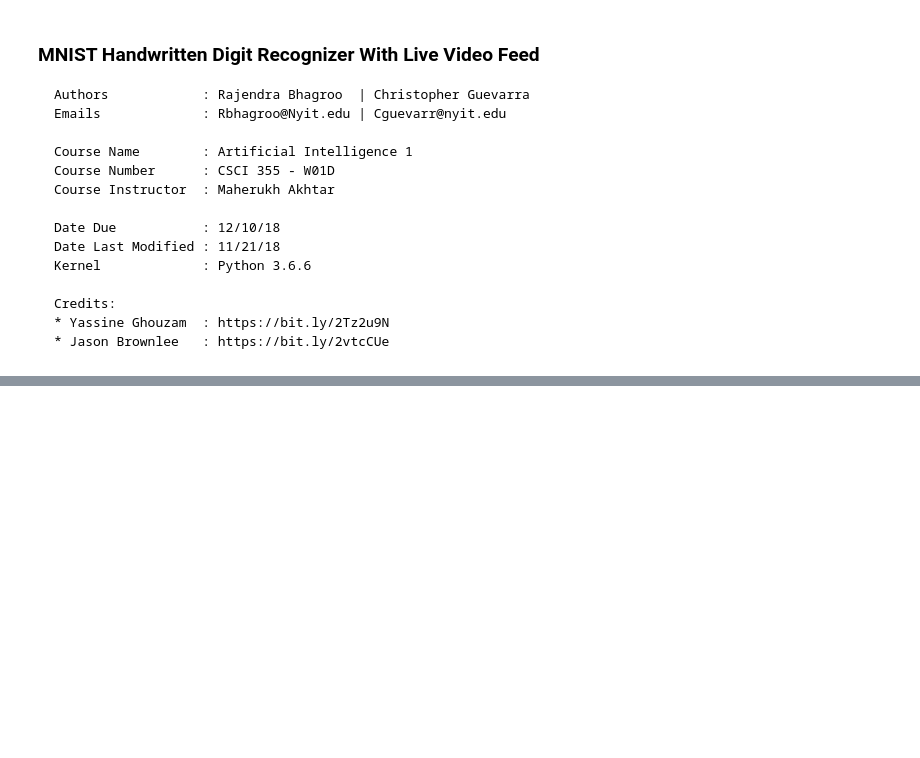
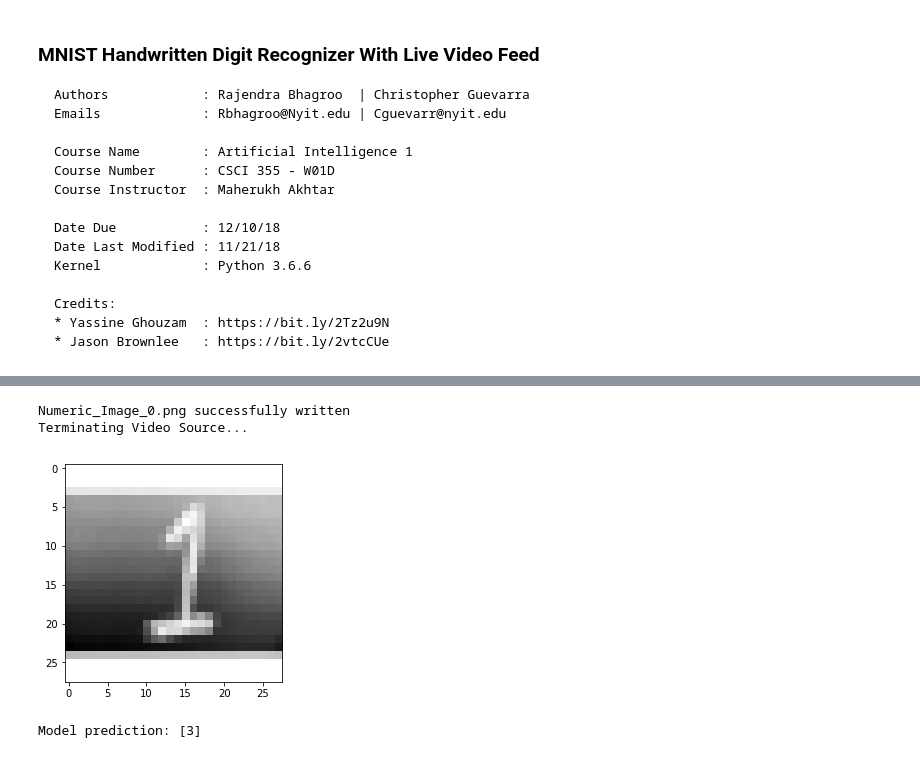
Before and after one commit to RajendraBhagroo/MNIST_Live, a Jupyter notebook: MNIST_Live.ipynb, the cells around one changed output, grey strips where cells are left out. Cells and saved outputs as stored; diff of their text form; code cells hidden in the pictures; blank space fills up the shorter version.

Commit message:
normalized live input, and fixed opencv crashing

```diff
--- a/MNIST_Live.ipynb
+++ b/MNIST_Live.ipynb
@@ -225,21 +282,20 @@ print(f'Successfully Loaded: {filename}')
 video_feed = cv2.VideoCapture(0)
 cv2.namedWindow("Numeric Image")
 img_counter = 0
+# Set video_feed dimension to 28x28 to match dataset dimensions
+video_feed.set(3, 28)
+video_feed.set(4, 28)
+while True:
+    is_frame_saved, frame= video_feed.read()
 
-while True:
-    is_frame_saved, frame = video_feed.read()
-
-    # Set video_feed dimension to 28x28 to match dataset dimensions
-    video_feed.set(3, 28)
-    video_feed.set(4, 28)
-
-    cv2.imshow("Numeric Image", frame)
     if not is_frame_saved:
         break
-    key = cv2.waitKey(1)
-
+    key = cv2.waitKey(5)
+    cv2.imshow("Numeric Image Win", frame)
     if (key % 256 == 27):
         # ESC pressed
+        video_feed.release()
+        cv2.destroyAllWindows()
         print("Terminating Video Source...")
         break
     elif (key % 256 == 32):
@@ -251,13 +307,21 @@ while True:
 
 video_feed.release()
 cv2.destroyAllWindows()
+# %% [output]
+Numeric_Image_0.png successfully written
+Terminating Video Source...
 # %%
-# Display & manipulate loaded image
+# Display & manipulate loaded image, and normalize the input
 loaded_img = cv2.imread('Numeric_Image_0.png', cv2.IMREAD_GRAYSCALE)
 loaded_img = cv2.resize(loaded_img, (28, 28), interpolation = cv2.INTER_AREA)
+loaded_img = cv2.bitwise_not(loaded_img)
 imgplot = plt.imshow(loaded_img, cmap='gray')
 plt.show()
+# %% [output]
+[figure, added]
 # %%
 # Use model to make prediction
 prediction = model.predict_classes(loaded_img.reshape((1, 1, 28, 28)))
 print(f'Model prediction: {prediction}')
+# %% [output]
+Model prediction: [3]
```
Also changed, not shown: parts of 7 cells of this notebook, 1 other file.
